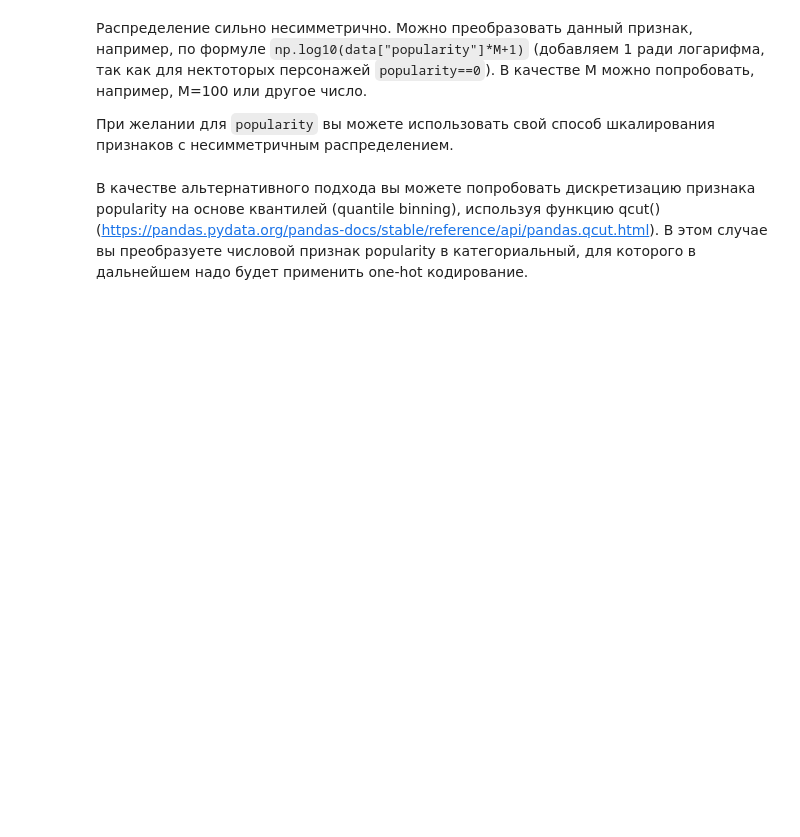
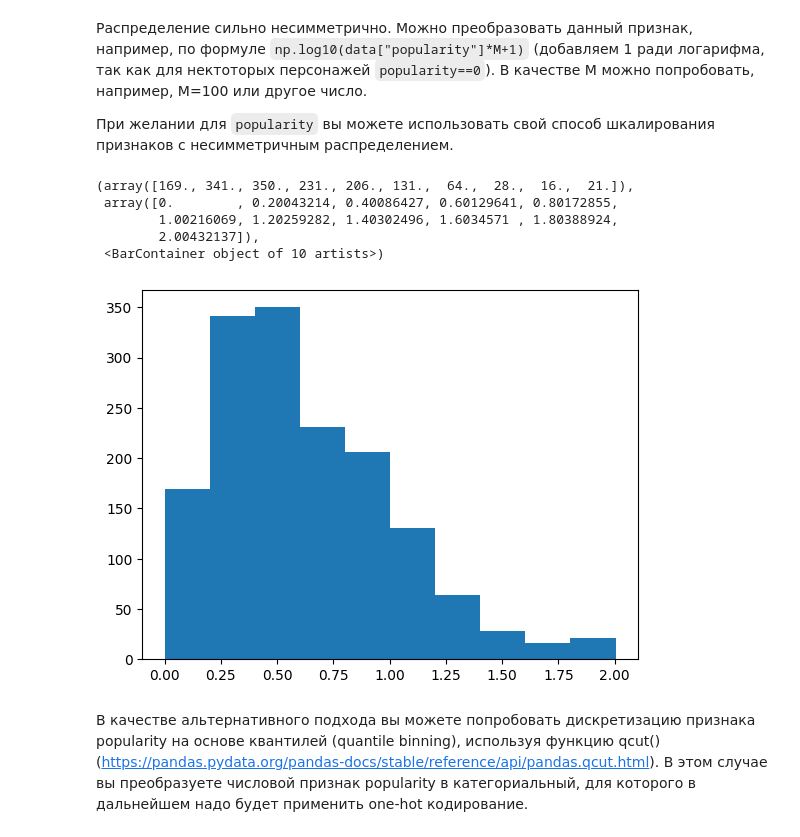
Before and after one commit to sofyakhlopkova/-1, a Jupyter notebook: week_01_ml_intro/Homework/hw_1_game_of_thrones.ipynb, the cells around one changed output. Saved outputs shown, nothing was run; the diff lists cells and outputs as text; code cells hidden in the pictures; blank space fills up the shorter version.

```diff
--- a/week_01_ml_intro/Homework/hw_1_game_of_thrones.ipynb
+++ b/week_01_ml_intro/Homework/hw_1_game_of_thrones.ipynb
@@ -146,6 +277,17 @@ data.describe(include = [...]).T[['count', 'min', 'max']]
 Распределение сильно несимметрично. Можно преобразовать данный признак, например, по формуле `np.log10(data["popularity"]*M+1)` (добавляем 1 ради логарифма, так как для нектоторых персонажей `popularity==0`). В качестве M можно попробовать, например, M=100 или другое число.
 
 При желании для `popularity` вы можете использовать свой способ шкалирования признаков с несимметричным распределением.
+# %%
+import numpy as np
+
+plt.hist(np.log10(data['popularity']*100+1))
+# %% [output]
+(array([169., 341., 350., 231., 206., 131.,  64.,  28.,  16.,  21.]),
+ array([0.        , 0.20043214, 0.40086427, 0.60129641, 0.80172855,
+        1.00216069, 1.20259282, 1.40302496, 1.6034571 , 1.80388924,
+        2.00432137]),
+ <BarContainer object of 10 artists>)
+[figure, added]
 # %% [markdown]
 В качестве альтернативного подхода вы можете попробовать дискретизацию признака popularity на основе квантилей (quantile binning), используя функцию qcut() (https://pandas.pydata.org/pandas-docs/stable/reference/api/pandas.qcut.html). В этом случае вы преобразуете числовой признак popularity в категориальный, для которого в дальнейшем надо будет применить one-hot кодирование.
 # %% [markdown]
```
Also changed, not shown: parts of 33 cells of this notebook.
